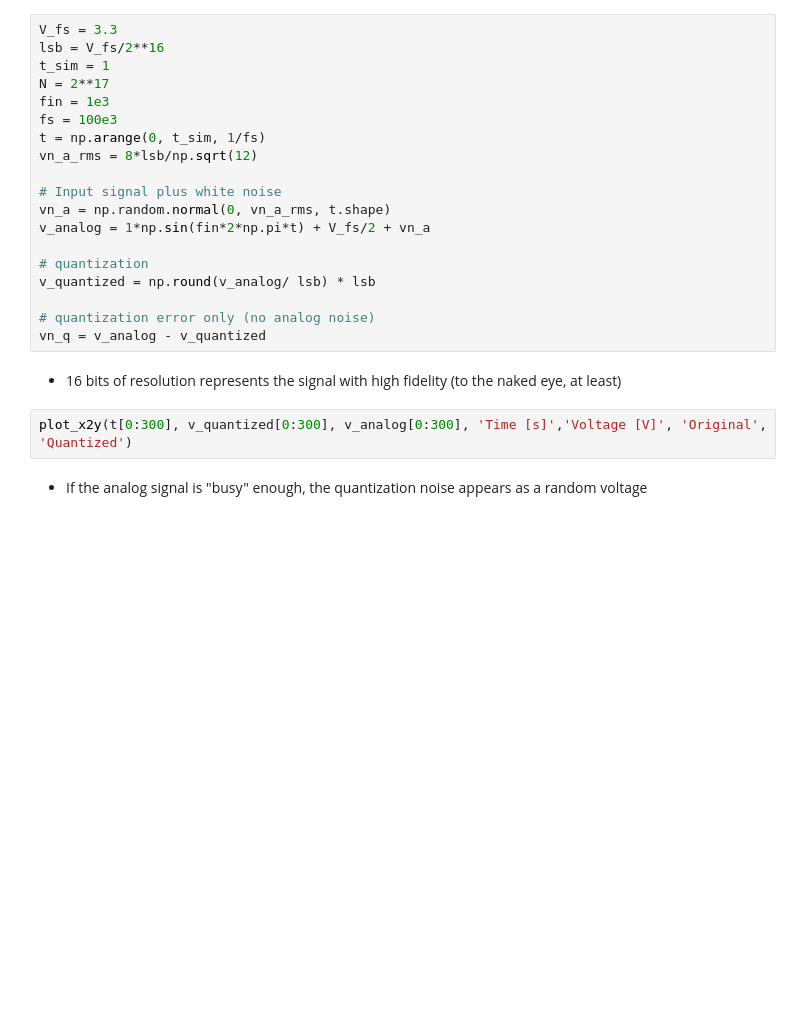
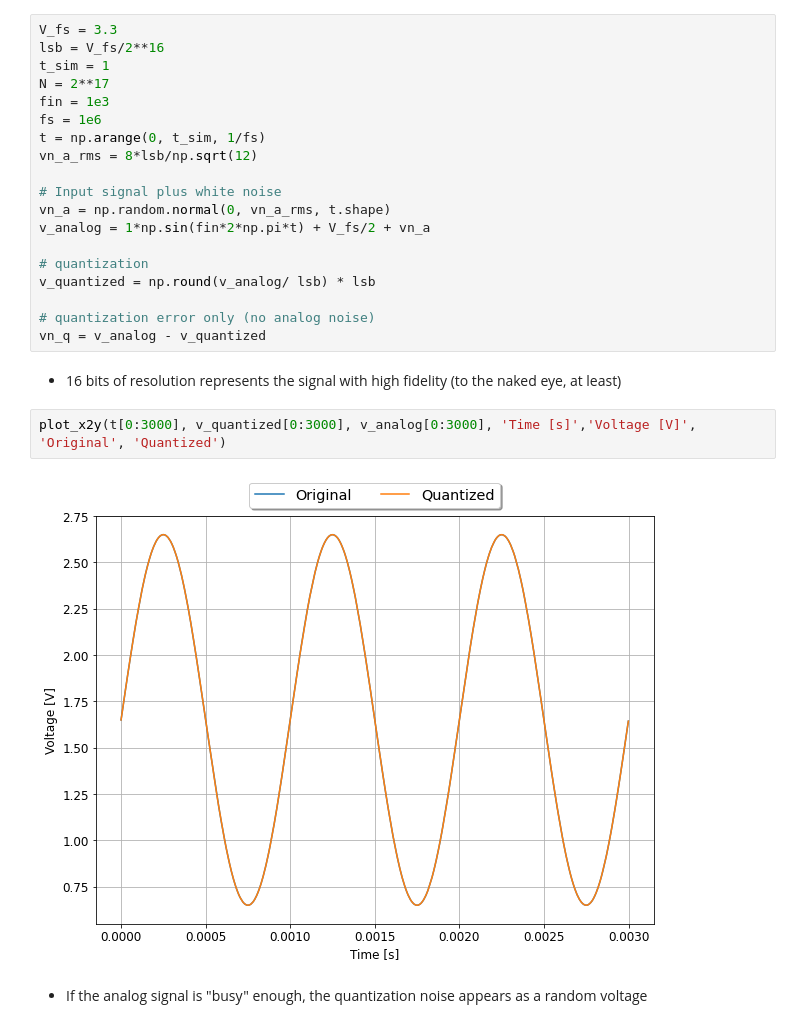
Before and after one commit to uw-analog/ee538-autumn2020, a Jupyter notebook: Lecture/2020_12_03_EE538_Lecture9.ipynb, the cells around one changed output. Saved outputs shown, nothing was run; the diff lists cells and outputs as text; blank space fills up the shorter version.

```diff
--- a/Lecture/2020_12_03_EE538_Lecture9.ipynb
+++ b/Lecture/2020_12_03_EE538_Lecture9.ipynb
@@ -683,7 +691,7 @@ lsb = V_fs/2**16
 t_sim = 1
 N = 2**17
 fin = 1e3
-fs = 100e3
+fs = 1e6
 t = np.arange(0, t_sim, 1/fs)
 vn_a_rms = 8*lsb/np.sqrt(12)
 
@@ -699,7 +707,9 @@ vn_q = v_analog - v_quantized
 # %% [markdown]
  - 16 bits of resolution represents the signal with high fidelity (to the naked eye, at least)
 # %%
-plot_x2y(t[0:300], v_quantized[0:300], v_analog[0:300], 'Time [s]','Voltage [V]', 'Original', 'Quantized')
+plot_x2y(t[0:3000], v_quantized[0:3000], v_analog[0:3000], 'Time [s]','Voltage [V]', 'Original', 'Quantized')
+# %% [output]
+[figure, added]
 # %% [markdown]
  - If the analog signal is "busy" enough, the quantization noise appears as a random voltage
 # %%
```
Also changed, not shown: parts of 19 cells of this notebook.
